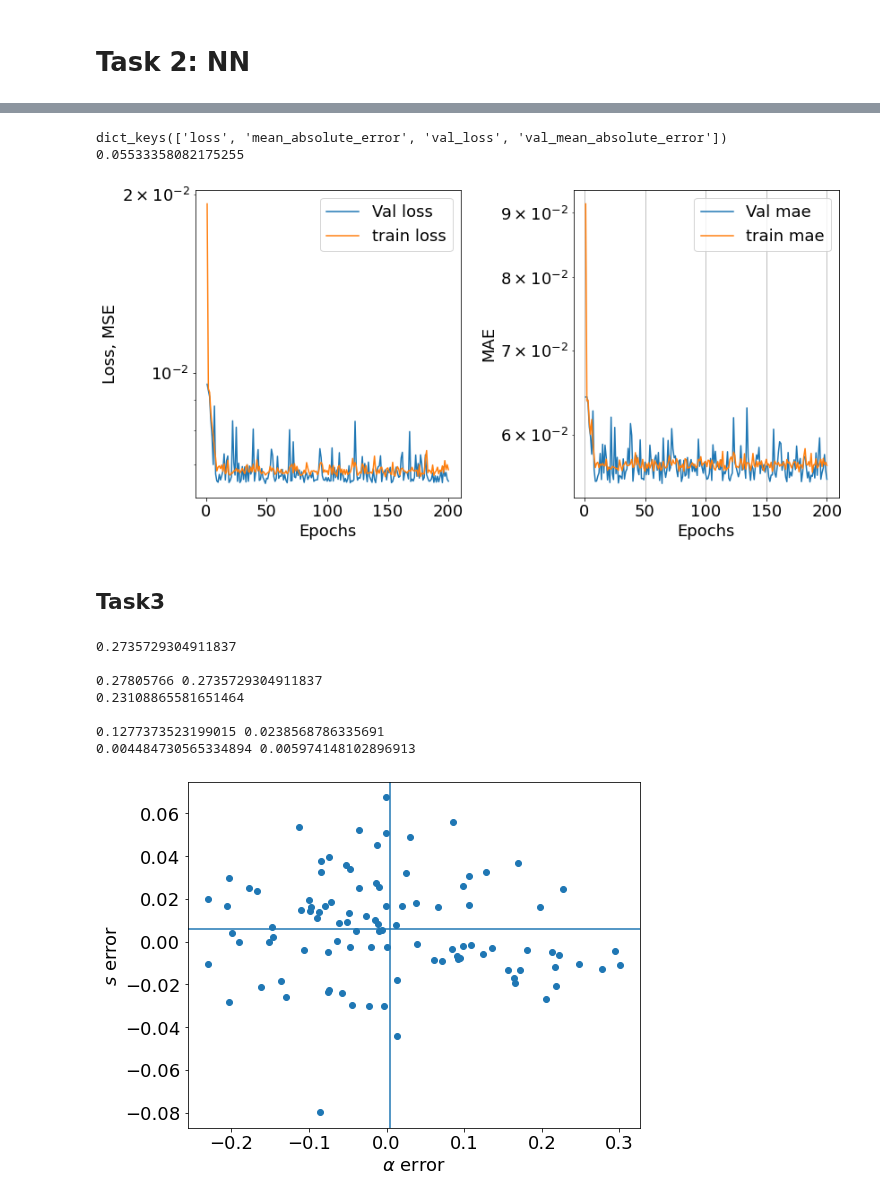
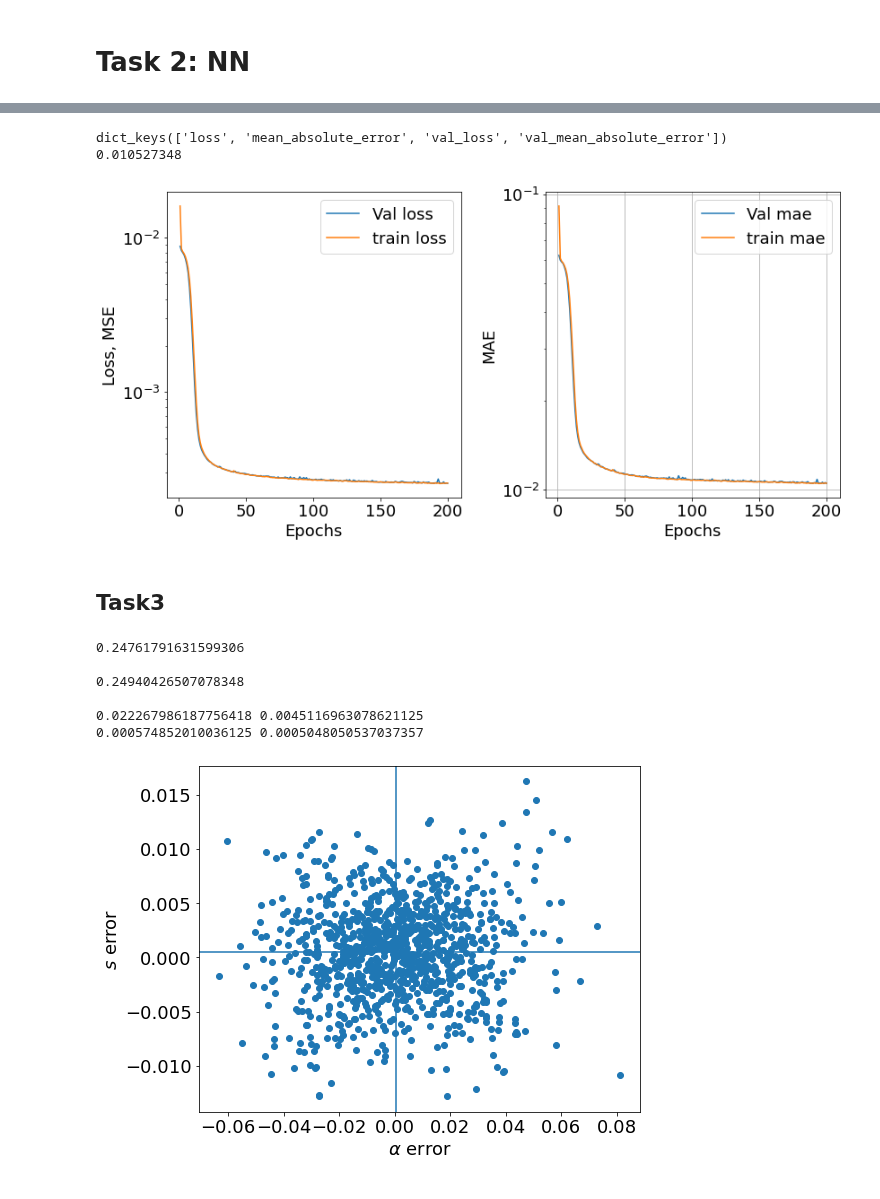
Before and after one commit to elindgren/asam_projects, a Jupyter notebook: Project3/project3_galton_board.ipynb, the cells around one changed output, grey strips where cells are left out. Saved outputs shown, nothing was run; the diff lists cells and outputs as text; code cells hidden in the pictures.

```diff
--- a/Project3/project3_galton_board.ipynb
+++ b/Project3/project3_galton_board.ipynb
@@ -203,8 +182,8 @@ def nn_model(X):
 #               bias_initializer=initializers.RandomNormal(mean=1.0, stddev=0.1)
               bias_initializer=initializers.Zeros()
     ))
-    opt = keras.optimizers.Adam(learning_rate=0.1)
-    model.compile(loss='mean_squared_error', optimizer=opt, metrics=['mean_absolute_error'])
+    #opt = keras.optimizers.Adam(learning_rate=0.1)
+    model.compile(loss='mean_squared_error', optimizer="adam", metrics=['mean_absolute_error'])
     return model
 model = nn_model(X)
 model.summary()
@@ -285,50 +258,39 @@ plt.tight_layout()
 print(mae_history['val_'+key][-1])
 # %% [output]
 dict_keys(['loss', 'mean_absolute_error', 'val_loss', 'val_mean_absolute_error'])
-0.05533358082175255
+0.010527348
-[figure, old version]
+[figure, new version]
 # %% [markdown]
 ## Task3
 # %%
-def kernel(y, y_obs, h = 1, statistic = "KL"):
-    if statistic == "KL":
-        entrop = entropy(pk = y, qk = y_obs)
-
-    x = entrop/h
-    sigma = 1/np.sqrt(2*np.pi) # choose the
-    return np.exp(-x**2/(2*sigma**2))/np.sqrt(2*np.pi*sigma**2)
-
-
-nData = 100
+nData = 1000
 
 y,labels = gen_data(nData)
 
 theta = model.predict(y/1000)
 error = theta - labels
 
-print(np.mean(theta[:,0]), np.mean(labels[:,0]))
 alpha_mean = np.mean(error[:,0])
 alpha_std = np.std(error[:,0])
 s_mean = np.mean(error[:,1])
 s_std = np.std(error[:,1])
 
 y_obs,_ = gen_data(nData, alpha = 0.2)
 print(alpha_std, s_std)
 print(alpha_mean, s_mean)
 
 fig, ax = plt.subplots(figsize=(8,6))
 ax.scatter(x=error[:,0], y=error[:,1])
 ax.axhline(s_mean)
 ax.axvline(alpha_mean)
 ax.set_xlabel(r'$\alpha$ error')
 ax.set_ylabel(r'$s$ error')
 plt.tight_layout()
 # %% [output]
-0.2735729304911837
+0.24761791631599306
 
-0.27805766 0.2735729304911837
-0.23108865581651464
+0.24940426507078348
 
-0.1277373523199015 0.0238568786335691
-0.004484730565334894 0.005974148102896913
+0.022267986187756418 0.0045116963078621125
+0.000574852010036125 0.0005048050537037357
-[figure, old version]
+[figure, new version]
```
Also changed, not shown: parts of 13 cells of this notebook.
